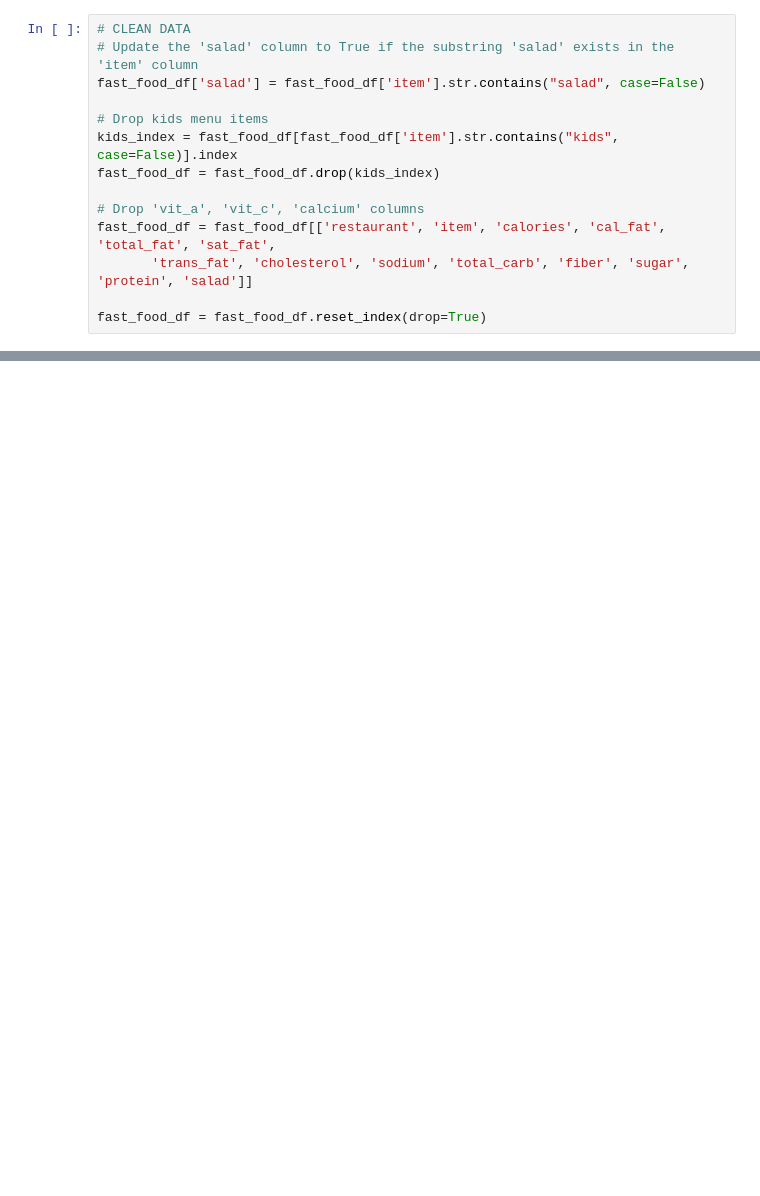
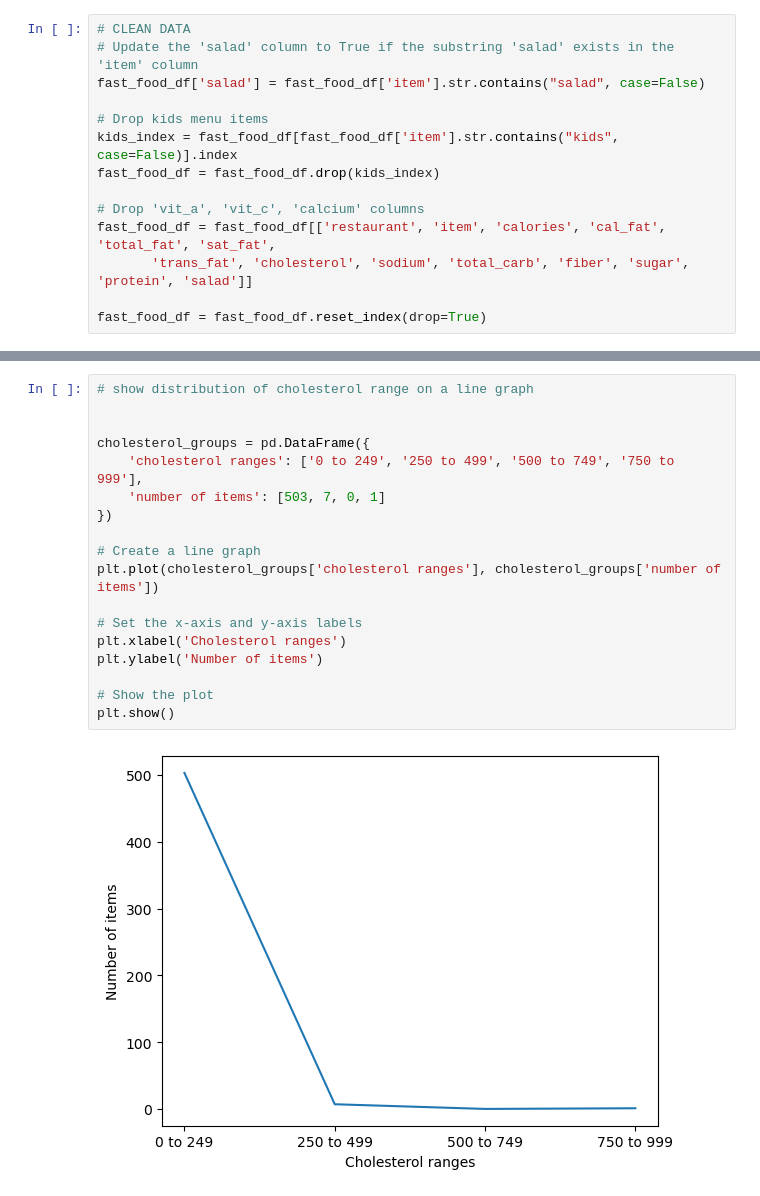
Before and after one commit to lucasjfsmith/ut-dav-project-one, a Jupyter notebook: fast_food_nutrition_clean - Shahad.ipynb, the cells around one changed output, grey strips where cells are left out. Saved outputs shown, nothing was run; the diff lists cells and outputs as text; blank space fills up the shorter version.

```diff
--- a/fast_food_nutrition_clean - Shahad.ipynb
+++ b/fast_food_nutrition_clean - Shahad.ipynb
@@ -253,0 +123,20 @@ plt.show()
+# %%
+# show distribution of cholesterol range on a line graph
+
+
+cholesterol_groups = pd.DataFrame({
+    'cholesterol ranges': ['0 to 249', '250 to 499', '500 to 749', '750 to 999'],
+    'number of items': [503, 7, 0, 1]
+})
+
+# Create a line graph
+plt.plot(cholesterol_groups['cholesterol ranges'], cholesterol_groups['number of items'])
+
+# Set the x-axis and y-axis labels
+plt.xlabel('Cholesterol ranges')
+plt.ylabel('Number of items')
+
+# Show the plot
+plt.show()
+# %% [output]
+[figure, added]
```
Also changed, not shown: parts of 34 cells of this notebook.
